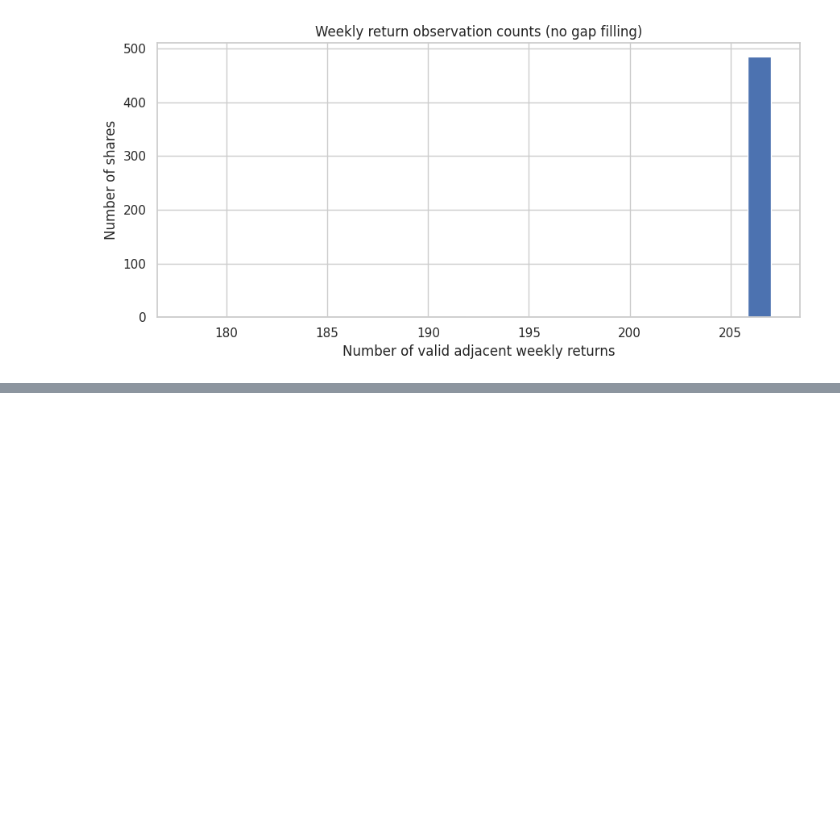
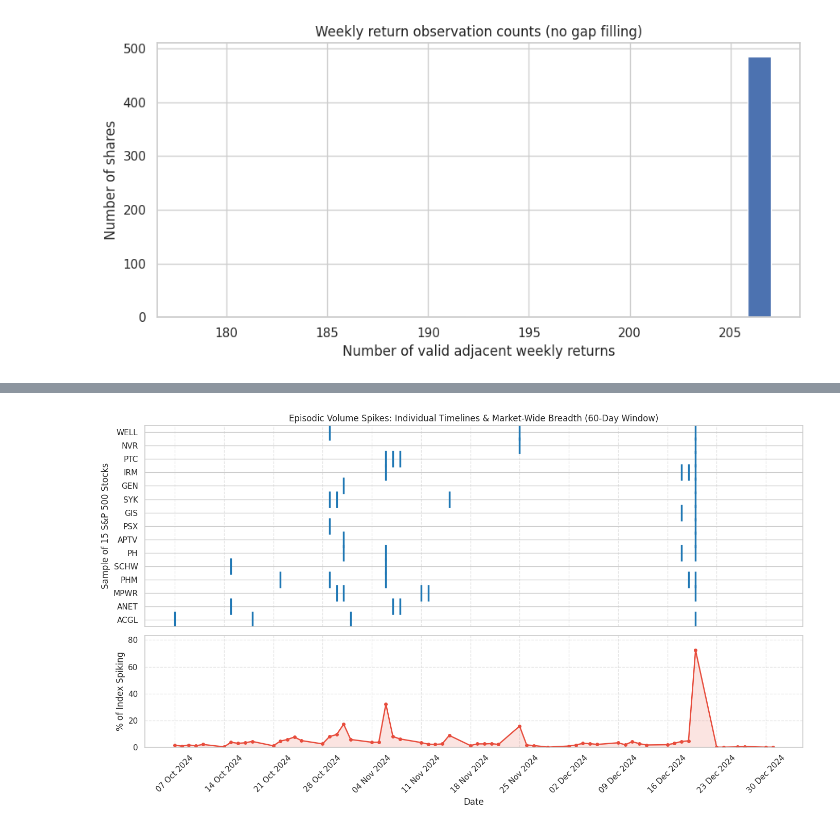
Before and after one commit to Dewdahara/CRMCM_CW1_w2054873, a Jupyter notebook: CRMCM_CW1_w2054873.ipynb, the cells around one changed output, grey strips where cells are left out. Saved outputs shown, nothing was run; the diff lists cells and outputs as text; code cells hidden in the pictures; blank space fills up the shorter version.

```diff
--- a/CRMCM_CW1_w2054873.ipynb
+++ b/CRMCM_CW1_w2054873.ipynb
@@ -896,0 +1037,45 @@ plt.tight_layout(); plt.show()
+# %%
+# Chart: barcode plot of high-volume days for a sample of shares (top) and the percentage of the
+# index spiking on each day (bottom), for the final 60 sessions.
+event_window = event.loc[window_dates]
+
+# Pick a sample of 15 shares to show how individual spikes come and go
+rng = np.random.default_rng(42)
+sample_shares = rng.choice(event_window.columns, 15, replace=False)
+
+# Two panels: individual shares on top, market breadth below
+fig, (ax1, ax2) = plt.subplots(2, 1, figsize=(14, 8), sharex=True,
+                               gridspec_kw={'height_ratios': [1.8, 1]})
+
+# Top panel: one row per share with a mark on each high-volume day
+for i, share in enumerate(sample_shares):
+    # Dates when an event happened
+    event_dates = event_window.index[event_window[share]]
+    ax1.scatter(event_dates, [i] * len(event_dates), marker='|', s=500,
+                color='#1f77b4', linewidth=2.5)
+
+ax1.set_yticks(range(len(sample_shares)))
+ax1.set_yticklabels(sample_shares)
+ax1.set_ylabel("Sample of 15 S&P 500 Stocks")
+ax1.set_title("Episodic Volume Spikes: Individual Timelines & Market-Wide Breadth (60-Day Window)")
+ax1.grid(True, axis='x', linestyle='--', alpha=0.5)
+ax1.set_ylim(-0.5, len(sample_shares) - 0.5)
+
+# Bottom panel: % of all shares with a high-volume day on each date
+breadth_window = event_window.mean(axis=1) * 100
+ax2.plot(breadth_window.index, breadth_window.values, color='#e74c3c', lw=1.8, marker='o', markersize=4)
+ax2.fill_between(breadth_window.index, breadth_window.values, color='#e74c3c', alpha=0.15)
+ax2.set_ylabel("% of Index Spiking")
+ax2.set_xlabel("Date")
+ax2.grid(True, linestyle='--', alpha=0.5)
+ax2.set_ylim(0, max(breadth_window.values) * 1.15)
+
+# Format the dates on the x-axis
+ax2.xaxis.set_major_locator(mdates.WeekdayLocator(byweekday=mdates.MO))
+ax2.xaxis.set_major_formatter(mdates.DateFormatter('%d %b %Y'))
+plt.xticks(rotation=45)
+
+plt.tight_layout()
+plt.show()
+# %% [output]
+[figure, added]
```
Also changed, not shown: parts of 9 cells of this notebook.
